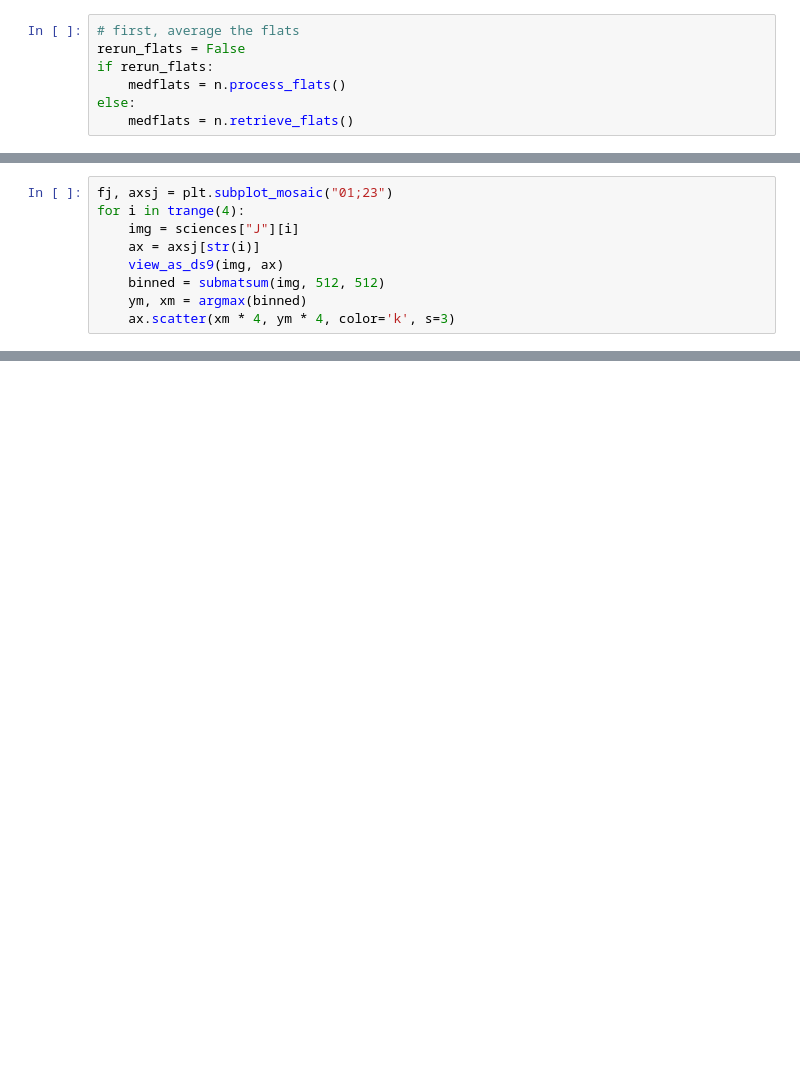
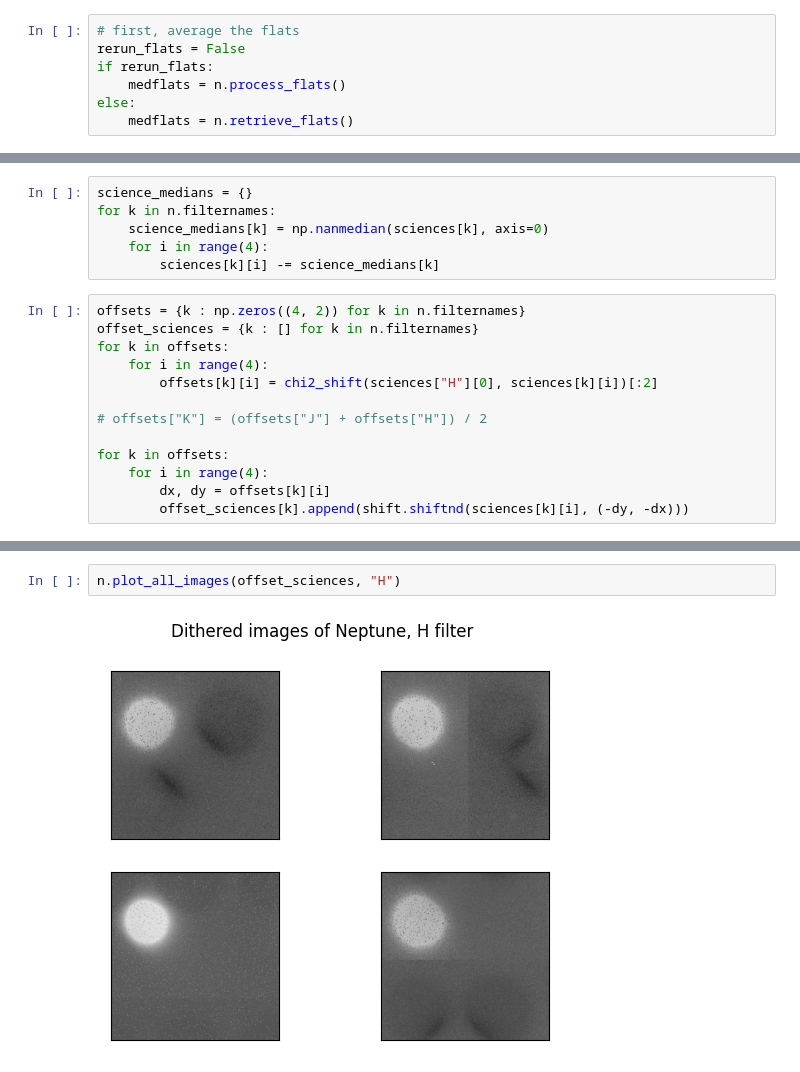
Before and after one commit to askemer/ASTR257_2024, a Jupyter notebook: student_work/adityars/ao/neptune.ipynb, the cells around one changed output, grey strips where cells are left out. Cells and saved outputs as stored; diff of their text form; blank space fills up the shorter version.

```diff
--- a/student_work/adityars/ao/neptune.ipynb
+++ b/student_work/adityars/ao/neptune.ipynb
@@ -60,9 +41,0 @@ for i in tqdm([0,1,2,4]):
-# %%
-fj, axsj = plt.subplot_mosaic("01;23")
-for i in trange(4):
-    img = sciences["J"][i]
-    ax = axsj[str(i)]
-    view_as_ds9(img, ax)
-    binned = submatsum(img, 512, 512)
-    ym, xm = argmax(binned)
-    ax.scatter(xm * 4, ym * 4, color='k', s=3)
@@ -70,0 +58,19 @@ for i in trange(4):
+# %%
+science_medians = {}
+for k in n.filternames:
+    science_medians[k] = np.nanmedian(sciences[k], axis=0)
+    for i in range(4):
+        sciences[k][i] -= science_medians[k]
+# %%
+offsets = {k : np.zeros((4, 2)) for k in n.filternames}
+offset_sciences = {k : [] for k in n.filternames}
+for k in offsets:
+    for i in range(4):
+        offsets[k][i] = chi2_shift(sciences["H"][0], sciences[k][i])[:2]
+
+# offsets["K"] = (offsets["J"] + offsets["H"]) / 2
+
+for k in offsets:
+    for i in range(4):
+        dx, dy = offsets[k][i]
+        offset_sciences[k].append(shift.shiftnd(sciences[k][i], (-dy, -dx)))
@@ -70,0 +92,4 @@ for i in trange(4):
+# %%
+n.plot_all_images(offset_sciences, "H")
+# %% [output]
+[figure, added]
```
Also changed, not shown: parts of 15 cells of this notebook, 4 other files.
